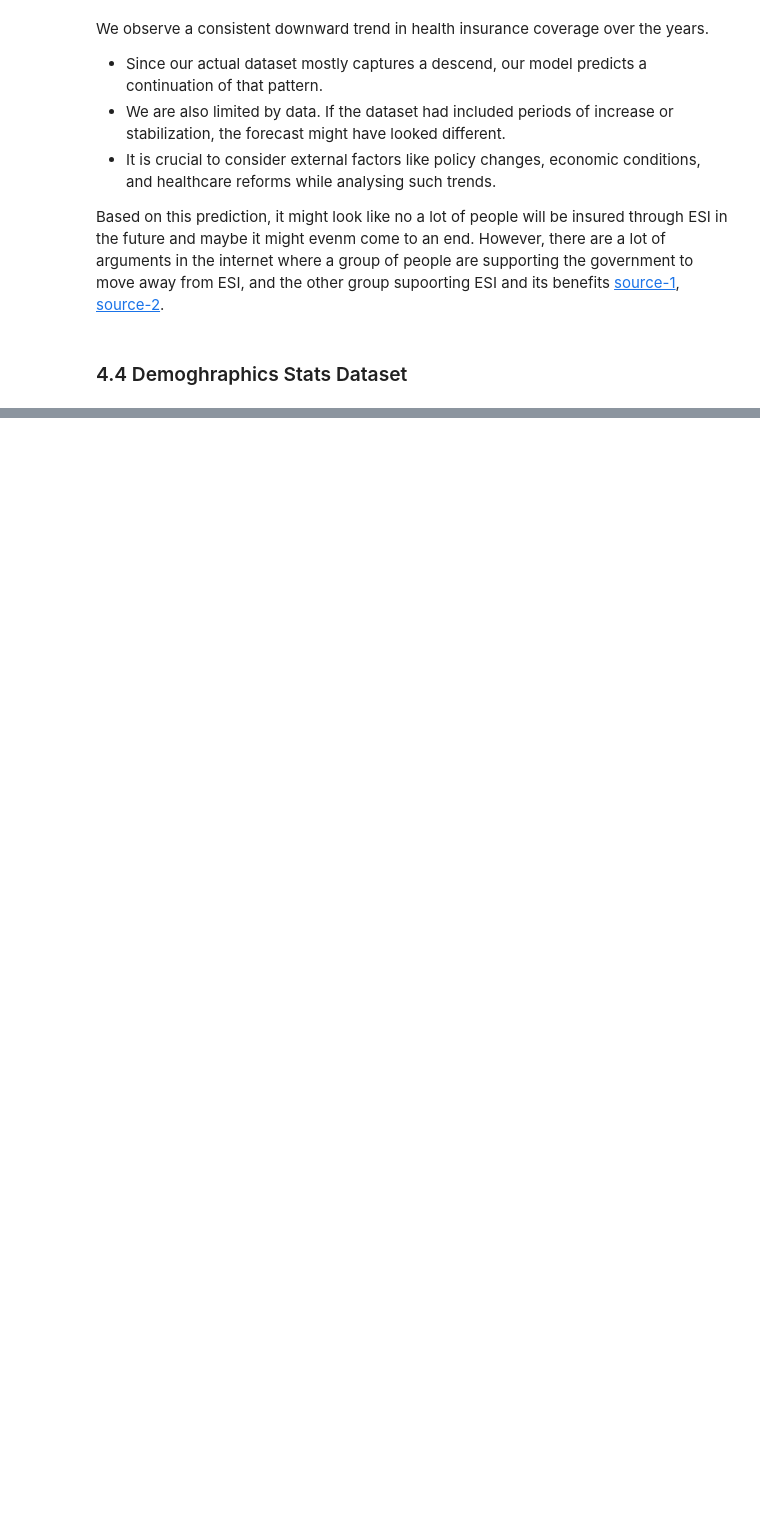
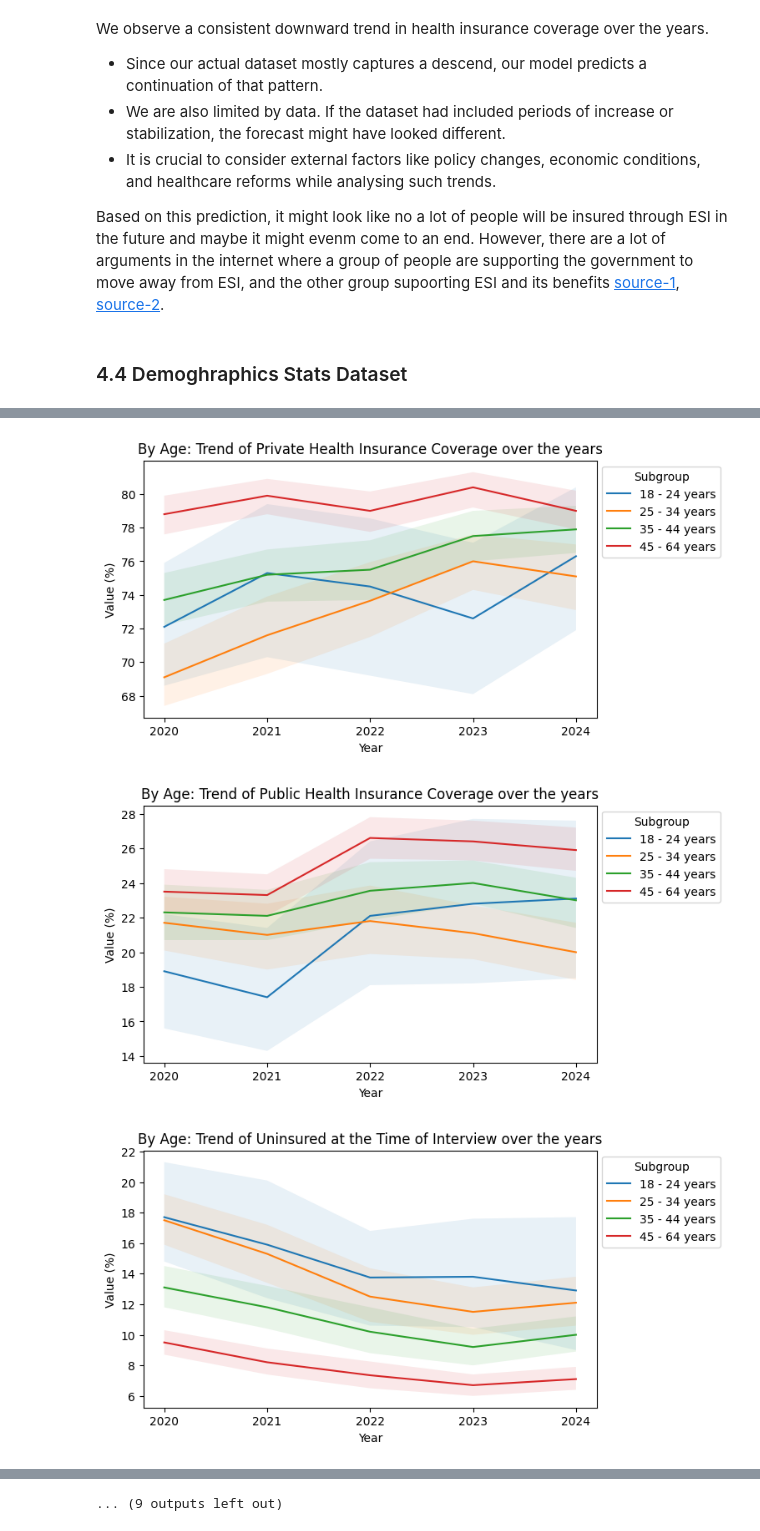
Before and after one commit to parvatijay2901/InsurIQ-Data-RAG-Dashboard, a Jupyter notebook: EDA/N2_Data-analysis.ipynb, the cells around one changed output, grey strips where cells are left out. Cells and saved outputs as stored; diff of their text form; code cells hidden in the pictures; blank space fills up the shorter version.

```diff
--- a/EDA/N2_Data-analysis.ipynb
+++ b/EDA/N2_Data-analysis.ipynb
@@ -812,0 +837,9 @@ df_demographics_stats
+# %%
+df_demographics_stats['Time Period End Year'] = df_demographics_stats['Time Period End Date'].dt.year
+df_demographics_stats[['Quartile_low_range', 'Quartile_high_range']] = df_demographics_stats['Quartile Range'].str.extract(r'(\d+\.?\d*)\s*-\s*(\d+\.?\d*)').astype(float)
+# %%
+columns_to_groupby = ['Time Period End Year', 'Indicator', 'Group', 'State', 'Subgroup']
+columns_to_agg = ["Value", "Low CI", "High CI", "Quartile_low_range", "Quartile_high_range", "Quartile Number"]
+
+df_demographics_stats_grouped = df_demographics_stats.groupby(columns_to_groupby)[columns_to_agg].agg('median').reset_index()
+df_demographics_stats_grouped.head()
@@ -812,0 +853,35 @@ df_demographics_stats
+# %%
+unique_Group = df_demographics_stats_grouped["Group"].unique()
+for group in unique_Group:
+    if (group != "National Estimate") and (group != "By State"):
+        df_stats_group = df_demographics_stats_grouped[df_demographics_stats_grouped['Group'] == group]
+        df_stats_group.drop(columns=['Quartile_low_range', 'Quartile_high_range', 'Quartile Number'], inplace=True)
+
+        unique_indicators = df_stats_group["Indicator"].unique()
+
+        for indicator in unique_indicators:
+            plt.figure(figsize=(7, 4))
+
+            df_stats_group_indicator = df_stats_group[df_stats_group["Indicator"] == indicator]
+
+            for subgroup in df_stats_group_indicator["Subgroup"].unique():
+                df_stats_group_indicator_subgroup = df_stats_group_indicator[df_stats_group_indicator["Subgroup"] == subgroup]
+                plt.plot(df_stats_group_indicator_subgroup["Time Period End Year"],
+                         df_stats_group_indicator_subgroup["Value"],
+                         label=subgroup)
+                plt.fill_between(df_stats_group_indicator_subgroup["Time Period End Year"],
+                                  df_stats_group_indicator_subgroup["Low CI"],
+                                  df_stats_group_indicator_subgroup["High CI"],
+                                  alpha=0.1)
+
+            plt.title(f"{group}: Trend of {indicator} over the years")
+            plt.xlabel("Year")
+            plt.ylabel("Value (%)")
+            plt.legend(title="Subgroup", bbox_to_anchor=(1, 1), loc='upper left')
+            years = [2020, 2021, 2022, 2023, 2024]
+            plt.xticks(years)
+            plt.show()
+# %% [output]
+[figure, added]
+[figure, added]
+[figure, added]
@@ -812,0 +897 @@ df_demographics_stats
+... (9 outputs left out)
```
Also changed, not shown: parts of 13 cells of this notebook.
